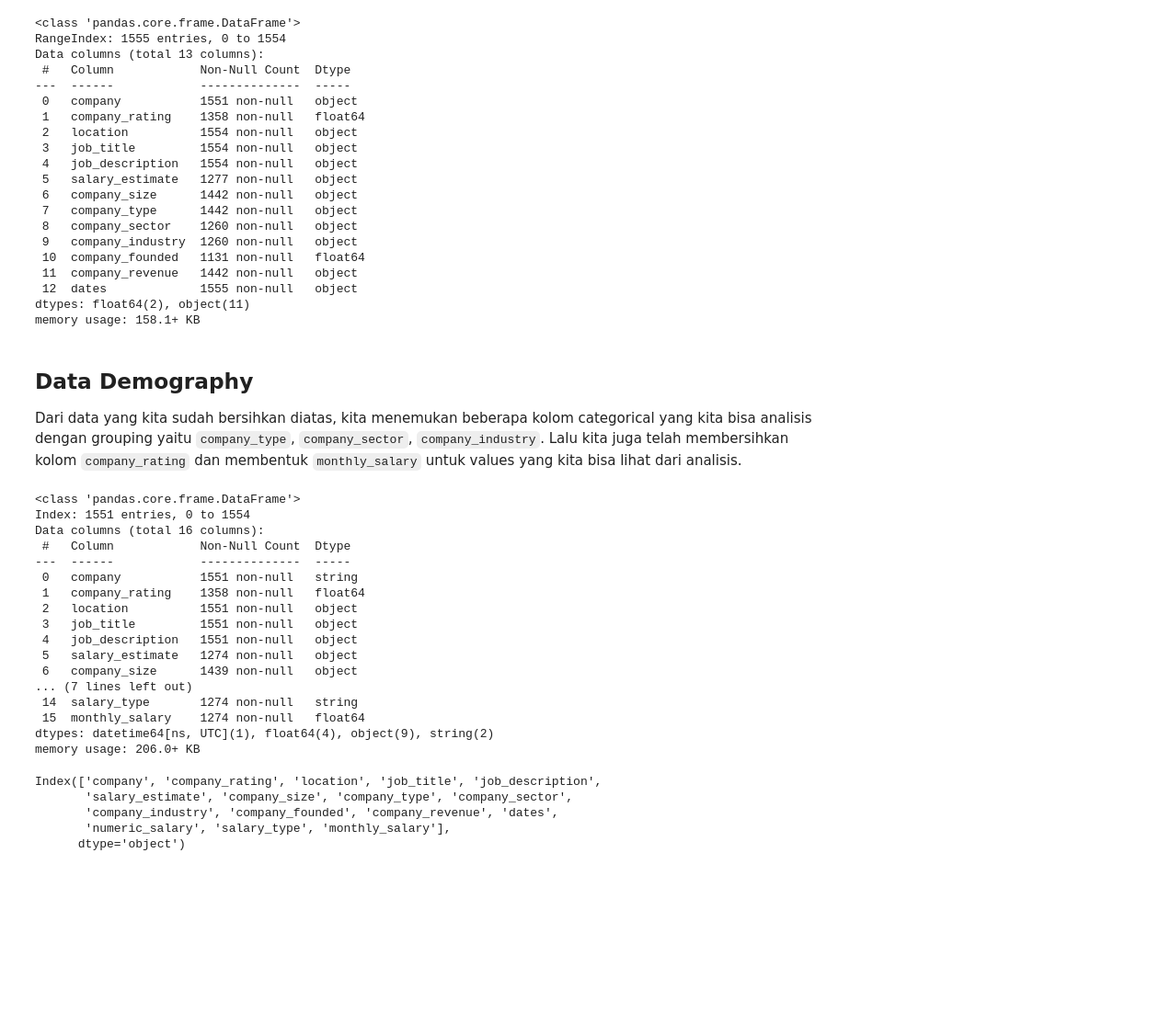
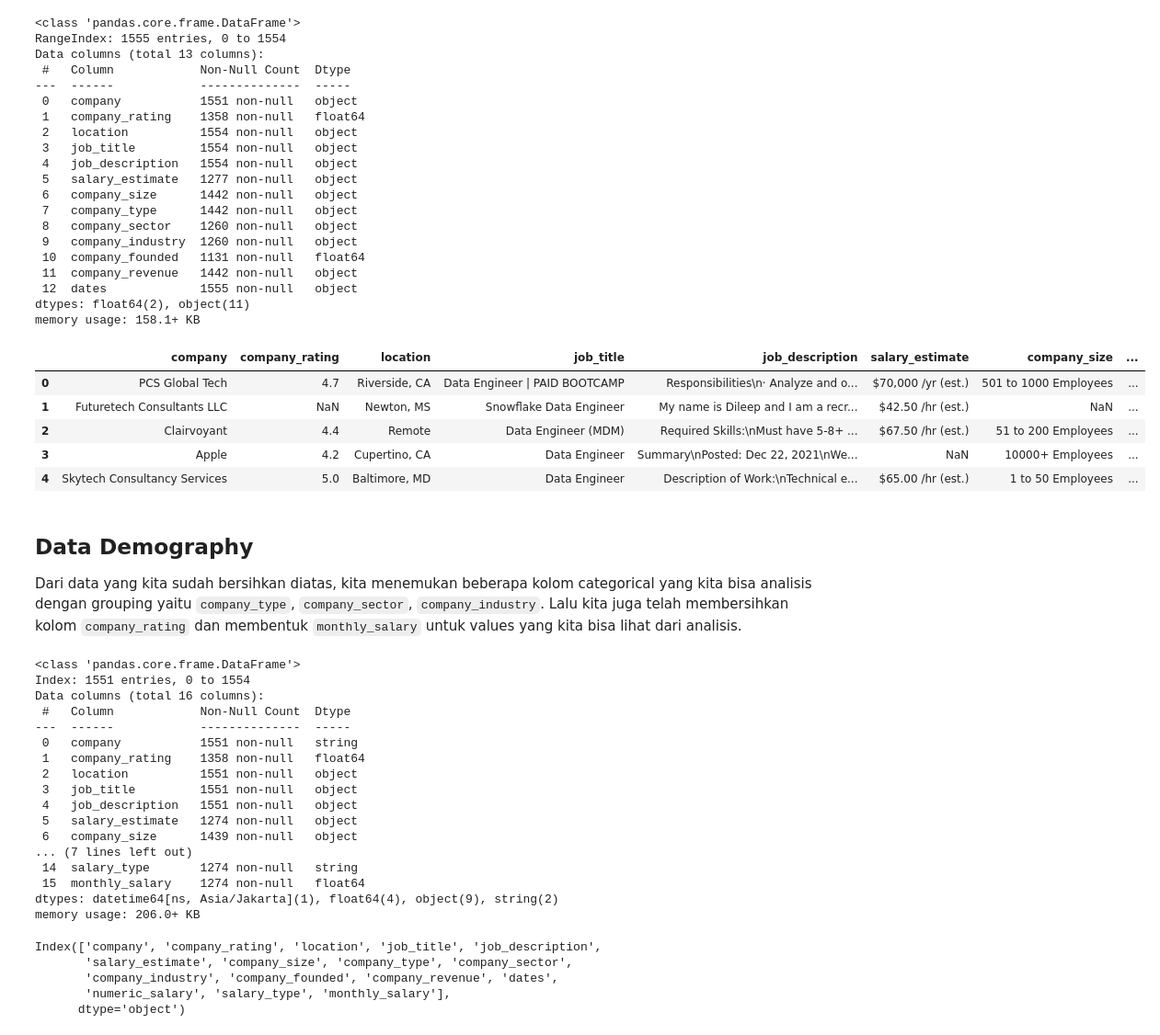
Before and after one commit to icanooooo/capstone_project_1, a Jupyter notebook: recruitment.ipynb, the cells around one changed output. Shown at 92% size. Drawn from its saved outputs; the diff is of its cells as text; code cells hidden in the pictures; blank space fills up the shorter version.

Commit message:
edited timezone to asia/jakarta

```diff
--- a/recruitment.ipynb
+++ b/recruitment.ipynb
@@ -112,9 +112,19 @@ df_recruitments['monthly_salary'] = df_recruitments.apply(getMonthlySalary, axis
 
 df_recruitments.dropna(subset='company', inplace=True)
 # %%
-# Menjadikan data menjadi UTC
-
+# Menjadikan sebagai datetime datatype
 df_recruitments['dates'] = pd.to_datetime(df_recruitments['dates'], utc=True)
+# Merubahnya menjadi 'Asia/Jakarta' timezone, +07:00
+df_recruitments['dates'] = df_recruitments['dates'].dt.tz_convert('Asia/Jakarta')
+# %%
+df_recruitments.head(5)
+# %% [output]
+|  | company | company_rating | location | job_title | job_description | salary_estimate | company_size | ... |
+| 0 | PCS Global Tech | 4.7 | Riverside, CA | Data Engineer | PAID BOOTCAMP | Responsibilities\n· Analyze and o... | $70,000 /yr (est.) | 501 to 1000 Employees | ... |
+| 1 | Futuretech Consultants LLC | NaN | Newton, MS | Snowflake Data Engineer | My name is Dileep and I am a recr... | $42.50 /hr (est.) | NaN | ... |
+| 2 | Clairvoyant | 4.4 | Remote | Data Engineer (MDM) | Required Skills:\nMust have 5-8+ ... | $67.50 /hr (est.) | 51 to 200 Employees | ... |
+| 3 | Apple | 4.2 | Cupertino, CA | Data Engineer | Summary\nPosted: Dec 22, 2021\nWe... | NaN | 10000+ Employees | ... |
+| 4 | Skytech Consultancy Services | 5.0 | Baltimore, MD | Data Engineer | Description of Work:\nTechnical e... | $65.00 /hr (est.) | 1 to 50 Employees | ... |
 # %% [markdown]
 ## Data Demography
 
@@ -139,7 +149,7 @@ Data columns (total 16 columns):
 ... (7 lines left out)
  14  salary_type       1274 non-null   string
  15  monthly_salary    1274 non-null   float64
-dtypes: datetime64[ns, UTC](1), float64(4), object(9), string(2)
+dtypes: datetime64[ns, Asia/Jakarta](1), float64(4), object(9), string(2)
 memory usage: 206.0+ KB
 # %%
 # Menunjukan masing-masing columns
```
Also changed, not shown: parts of 2 cells of this notebook.
